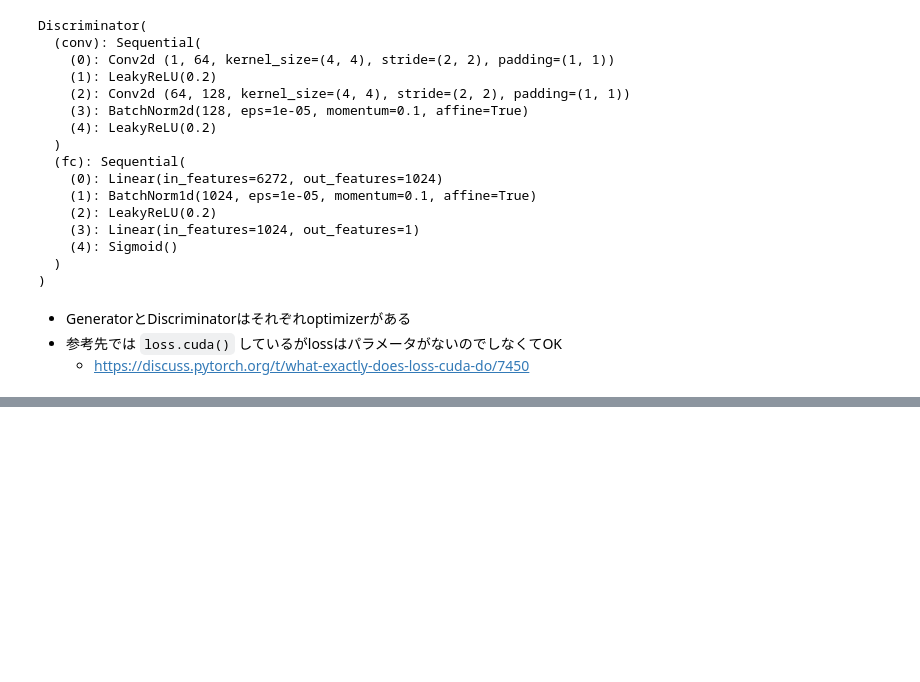
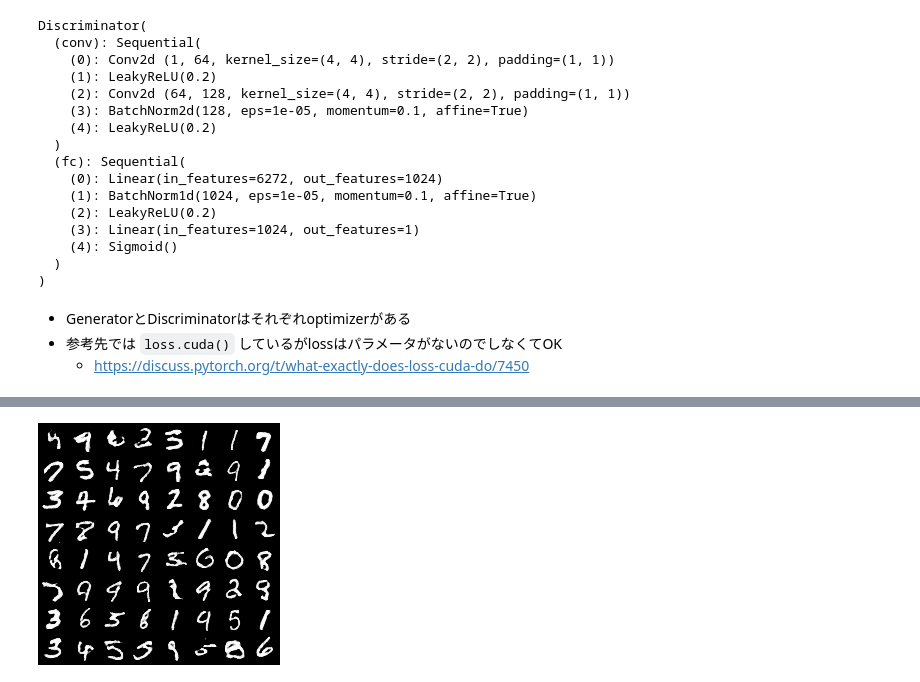
Before and after one commit to aidiary/pytorch-examples, a Jupyter notebook: notebooks/180303-gan.ipynb, the cells around one changed output, grey strips where cells are left out. Drawn from its saved outputs; the diff is of its cells as text; code cells hidden in the pictures; blank space fills up the shorter version.

```diff
--- a/notebooks/180303-gan.ipynb
+++ b/notebooks/180303-gan.ipynb
@@ -285,0 +322,4 @@ KeyboardInterrupt:
+# %%
+Image('logs/epoch_010.png')
+# %% [output]
+[figure, added]
```
Also changed, not shown: parts of 9 cells of this notebook.
